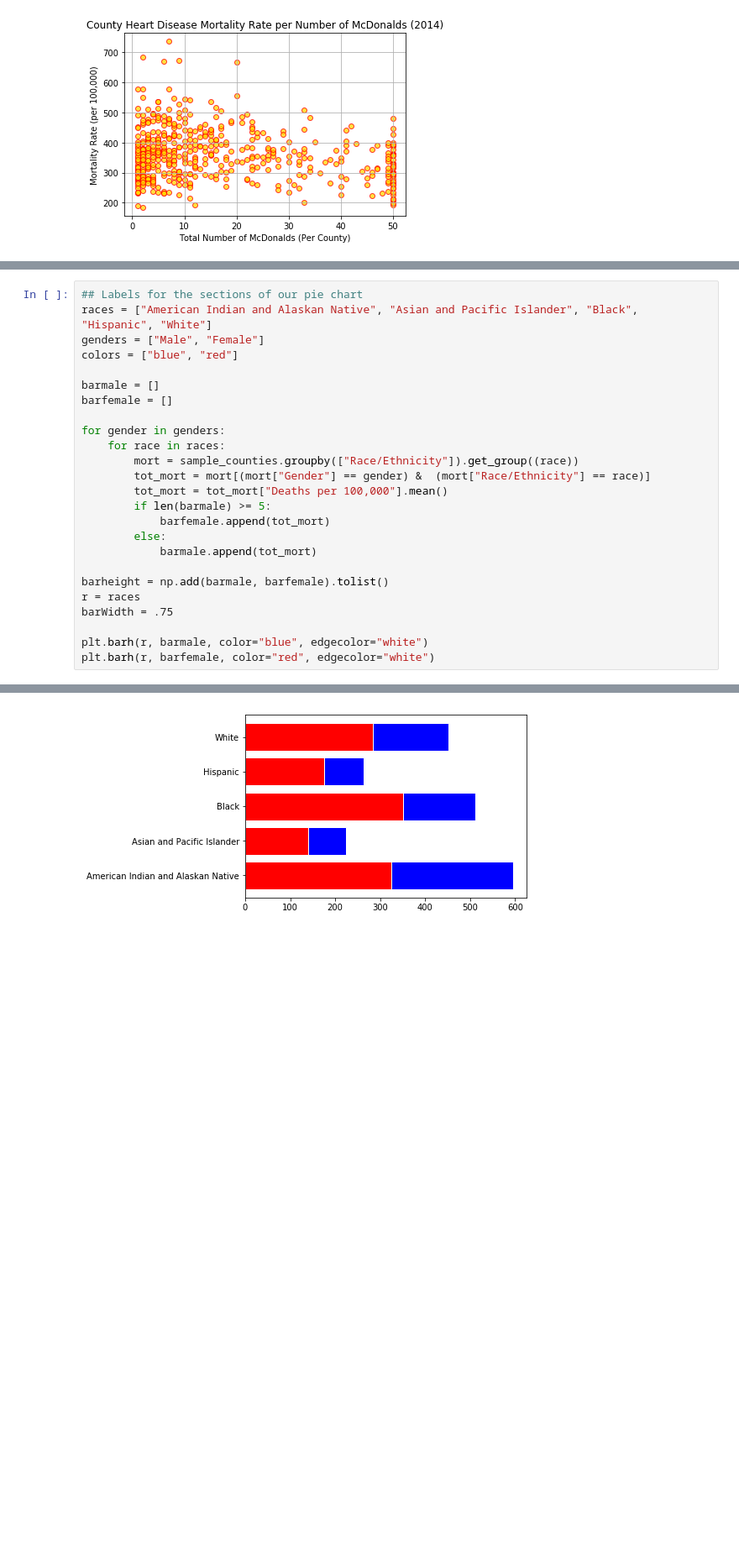
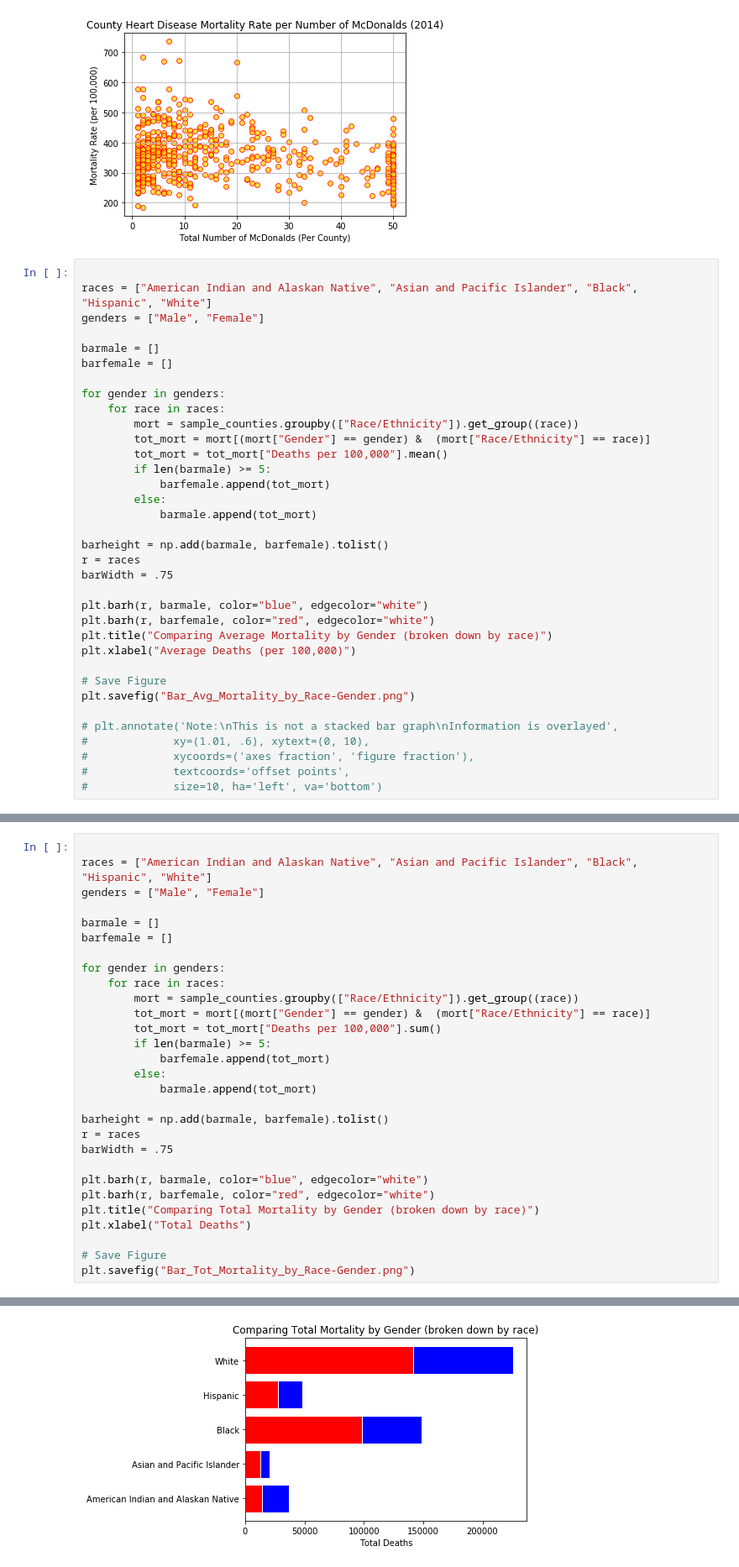
Before and after one commit to patrickmheembrock/ProjectRepo, a Jupyter notebook: Patricks Updates/Data Analysis Notebook - Pie Graphs.ipynb, the cells around one changed output, grey strips where cells are left out. Shown at 84% size. Drawn from its saved outputs; the diff is of its cells as text; blank space fills up the shorter version.

Commit message:
Adding updated charts and code

```diff
--- a/Patricks Updates/Data Analysis Notebook - Pie Graphs.ipynb
+++ b/Patricks Updates/Data Analysis Notebook - Pie Graphs.ipynb
@@ -207,3 +196,38 @@ plt.title("County Heart Disease Mortality Rate per Number of McDonalds (2014)")
 plt.savefig("Scatter_Mortality_by_County.png")
 # %% [output]
 [figure]
+# %%
+
+races = ["American Indian and Alaskan Native", "Asian and Pacific Islander", "Black", "Hispanic", "White"]
+genders = ["Male", "Female"]
+
+barmale = []
+barfemale = []
+
+for gender in genders:
+    for race in races:
+        mort = sample_counties.groupby(["Race/Ethnicity"]).get_group((race))
+        tot_mort = mort[(mort["Gender"] == gender) &  (mort["Race/Ethnicity"] == race)]
+        tot_mort = tot_mort["Deaths per 100,000"].mean()
+        if len(barmale) >= 5:
+            barfemale.append(tot_mort)
+        else:
+            barmale.append(tot_mort)
+
+barheight = np.add(barmale, barfemale).tolist()
+r = races
+barWidth = .75
+
+plt.barh(r, barmale, color="blue", edgecolor="white")
+plt.barh(r, barfemale, color="red", edgecolor="white")
+plt.title("Comparing Average Mortality by Gender (broken down by race)")
+plt.xlabel("Average Deaths (per 100,000)")
+
+# Save Figure
+plt.savefig("Bar_Avg_Mortality_by_Race-Gender.png")
+
+# plt.annotate('Note:\nThis is not a stacked bar graph\nInformation is overlayed',
+#             xy=(1.01, .6), xytext=(0, 10),
+#             xycoords=('axes fraction', 'figure fraction'),
+#             textcoords='offset points',
+#             size=10, ha='left', va='bottom')
@@ -210,8 +237,7 @@ plt.savefig("Scatter_Mortality_by_County.png")
 # %%
-## Labels for the sections of our pie chart
+
 races = ["American Indian and Alaskan Native", "Asian and Pacific Islander", "Black", "Hispanic", "White"]
 genders = ["Male", "Female"]
-colors = ["blue", "red"]
 
 barmale = []
 barfemale = []
@@ -220,7 +246,7 @@ for gender in genders:
     for race in races:
         mort = sample_counties.groupby(["Race/Ethnicity"]).get_group((race))
         tot_mort = mort[(mort["Gender"] == gender) &  (mort["Race/Ethnicity"] == race)]
-        tot_mort = tot_mort["Deaths per 100,000"].mean()
+        tot_mort = tot_mort["Deaths per 100,000"].sum()
         if len(barmale) >= 5:
             barfemale.append(tot_mort)
         else:
@@ -232,4 +258,9 @@ barWidth = .75
 
 plt.barh(r, barmale, color="blue", edgecolor="white")
 plt.barh(r, barfemale, color="red", edgecolor="white")
+plt.title("Comparing Total Mortality by Gender (broken down by race)")
+plt.xlabel("Total Deaths")
+
+# Save Figure
+plt.savefig("Bar_Tot_Mortality_by_Race-Gender.png")
 # %% [output]
@@ -237 +267 @@ plt.barh(r, barfemale, color="red", edgecolor="white")
-[figure, old version]
+[figure, new version]
```
Also changed, not shown: parts of 13 cells of this notebook, 6 other files.
